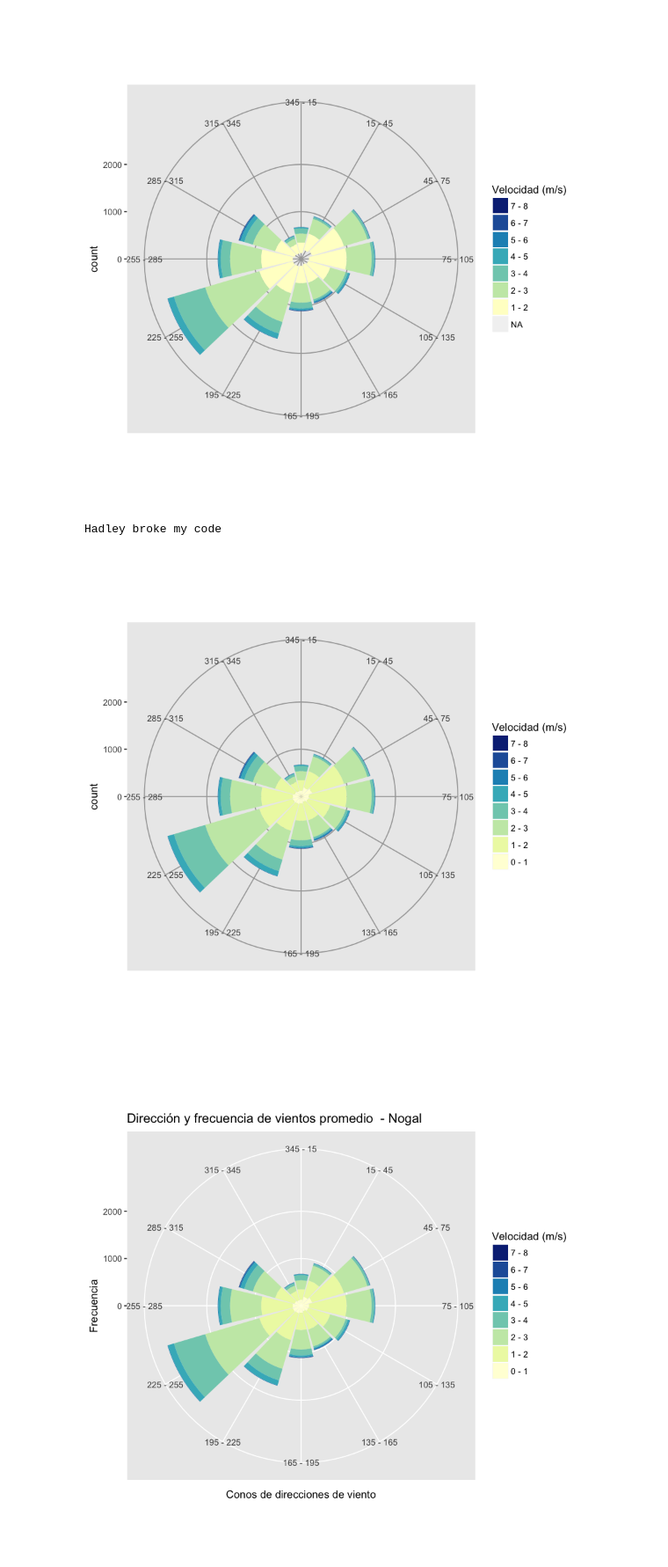
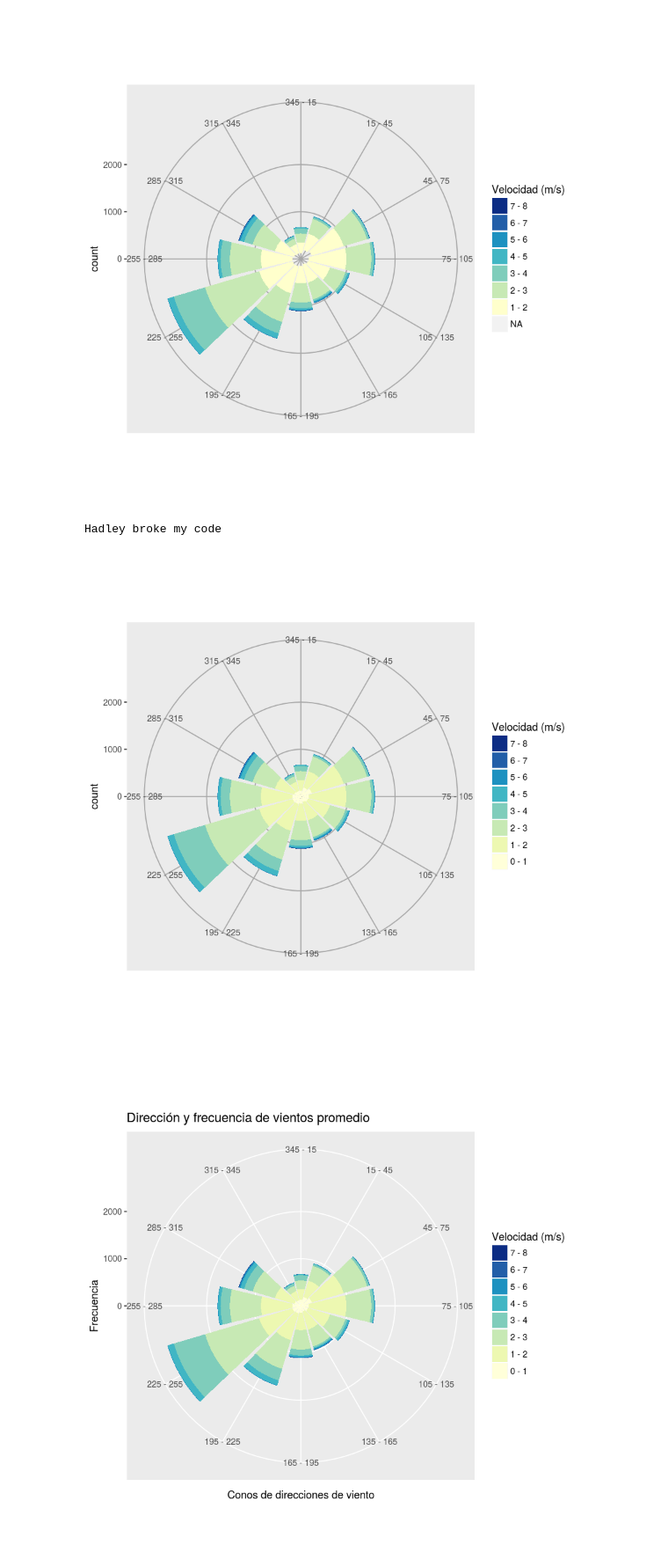
Before and after one commit to carloslizarragac/Metano, a Jupyter notebook: WindRose_Nogal2017.ipynb, the cells around one changed output. Shown at 88% size. Cells and saved outputs as stored; diff of their text form; code cells hidden in the pictures.

```diff
--- a/WindRose_Nogal2017.ipynb
+++ b/WindRose_Nogal2017.ipynb
@@ -198,14 +200,14 @@ Hadley broke my code
 # %%
 p2 <- plot.windrose(data=df_Wind, spd = df_Wind$spd,
                    dir = df_Wind$dir,
 #                   spdseq = c(0,0.5,1,1.5,2,2.5,3,3.5,4,4.5,5,5.5,6)) +
                      spdseq = c(0,1,2,3,4,5,6, 7, 8)) +
                     theme_gray() +
-                   ggtitle("Dirección y frecuencia de vientos promedio  - Nogal") +
+                   ggtitle("Dirección y frecuencia de vientos promedio") +
                    ylab("Frecuencia")  + # for the main title
                    xlab("Conos de direcciones de viento")
 p2
 # %% [output]
 Hadley broke my code
 [figure]
-[figure, old version]
+[figure, new version]
```
Also changed, not shown: parts of 2 cells of this notebook, 4 other files.
